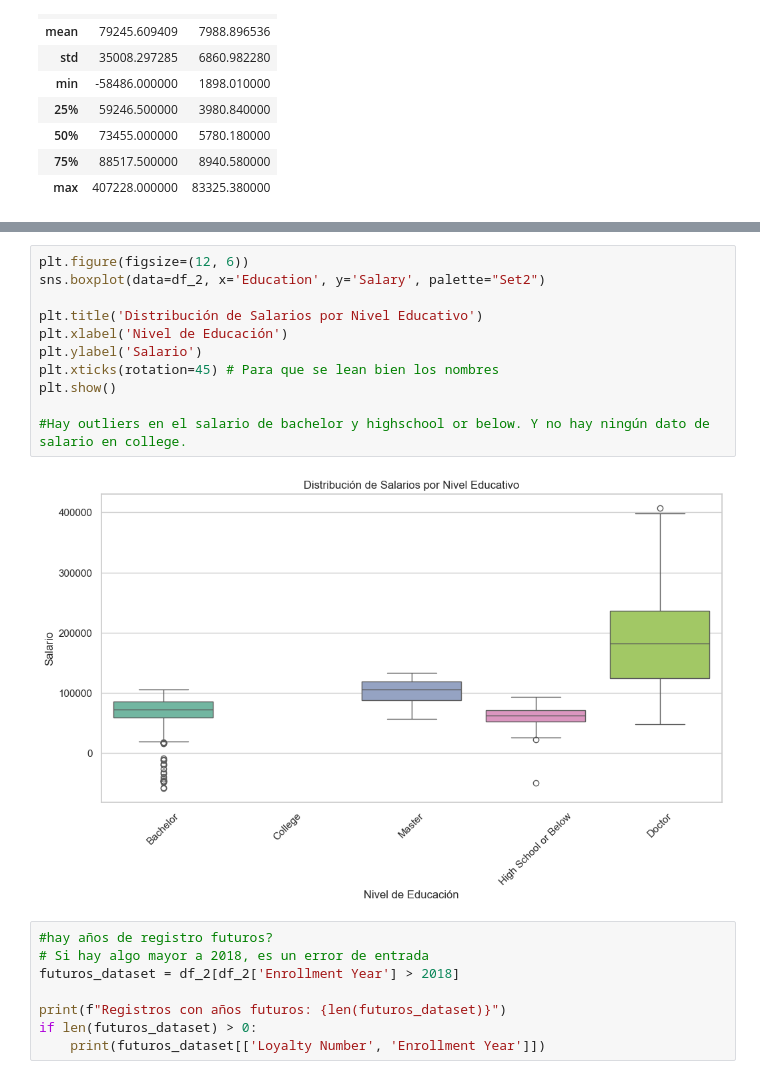
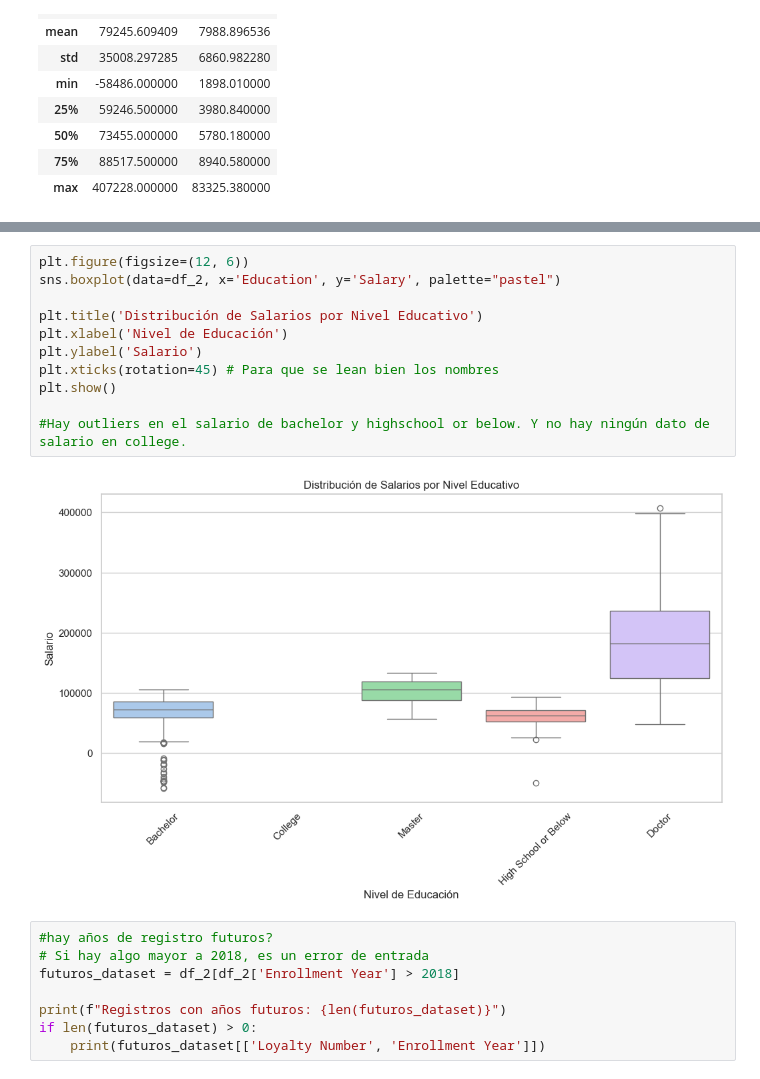
Before and after one commit to Adalab/bda-modulo-3-evaluacion-final-rociomondel98-ai, a Jupyter notebook: fase_1_exp_limpieza.ipynb, the cells around one changed output, grey strips where cells are left out. Drawn from its saved outputs; the diff is of its cells as text.

```diff
--- a/fase_1_exp_limpieza.ipynb
+++ b/fase_1_exp_limpieza.ipynb
@@ -259,16 +260,16 @@ plt.show()
 # %%
 plt.figure(figsize=(12, 6))
-sns.boxplot(data=df_2, x='Education', y='Salary', palette="Set2")
+sns.boxplot(data=df_2, x='Education', y='Salary', palette="pastel")
 
 plt.title('Distribución de Salarios por Nivel Educativo')
 plt.xlabel('Nivel de Educación')
 plt.ylabel('Salario')
 plt.xticks(rotation=45) # Para que se lean bien los nombres
 plt.show()
 
 #Hay outliers en el salario de bachelor y highschool or below. Y no hay ningún dato de salario en college.
 # %% [output]
-[figure, old version]
+[figure, new version]
 # %%
 #hay años de registro futuros?
 # Si hay algo mayor a 2018, es un error de entrada
```
Also changed, not shown: parts of 8 cells of this notebook, 3 other files.
